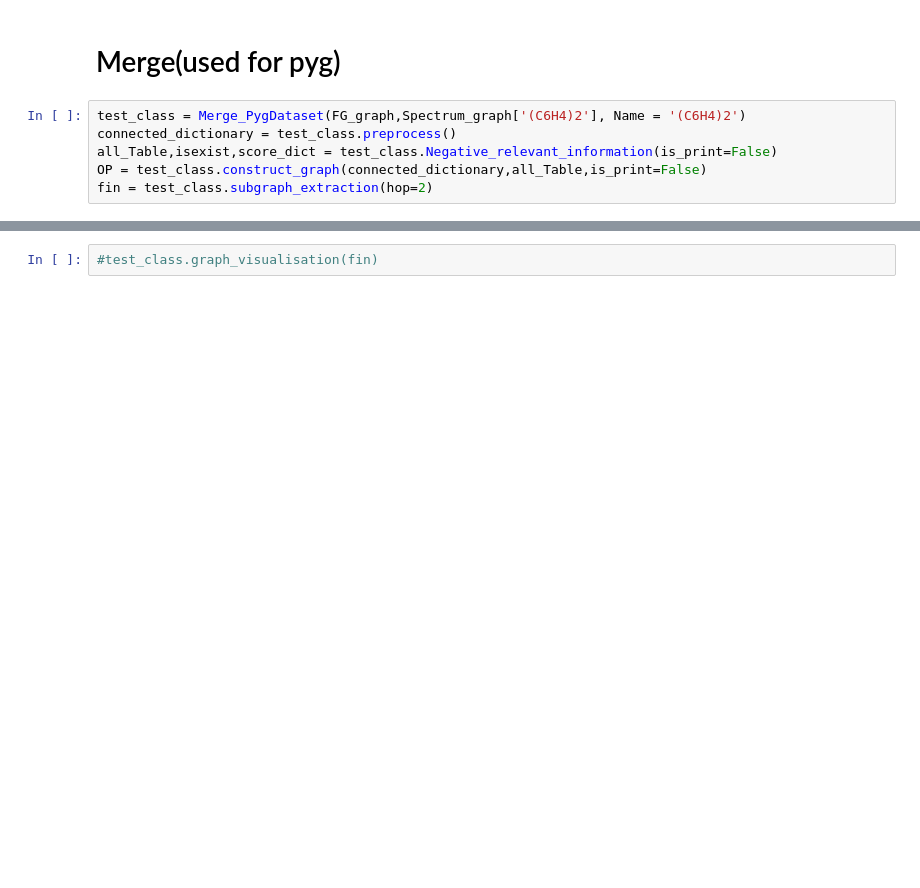
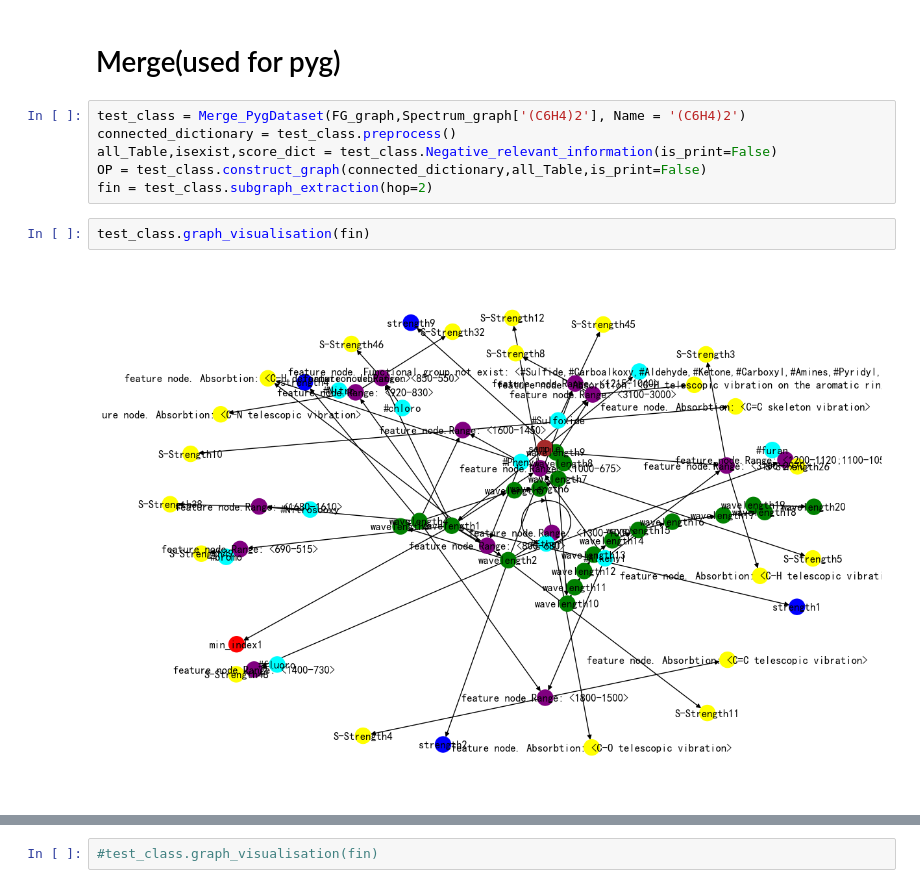
Before and after one commit to 0217ljh/Knowledge_graph_with_LLM_encoding, a Jupyter notebook: make_dataset/Task2/generation_2.ipynb, the cells around one changed output, grey strips where cells are left out. Saved outputs shown, nothing was run; the diff lists cells and outputs as text; blank space fills up the shorter version.

```diff
--- a/make_dataset/Task2/generation_2.ipynb
+++ b/make_dataset/Task2/generation_2.ipynb
@@ -172,3 +179,7 @@ connected_dictionary = test_class.preprocess()
 all_Table,isexist,score_dict = test_class.Negative_relevant_information(is_print=False)
 OP = test_class.construct_graph(connected_dictionary,all_Table,is_print=False)
 fin = test_class.subgraph_extraction(hop=2)
+# %%
+test_class.graph_visualisation(fin)
+# %% [output]
+[figure, added]
```
Also changed, not shown: parts of 13 cells of this notebook, 17 other files.
